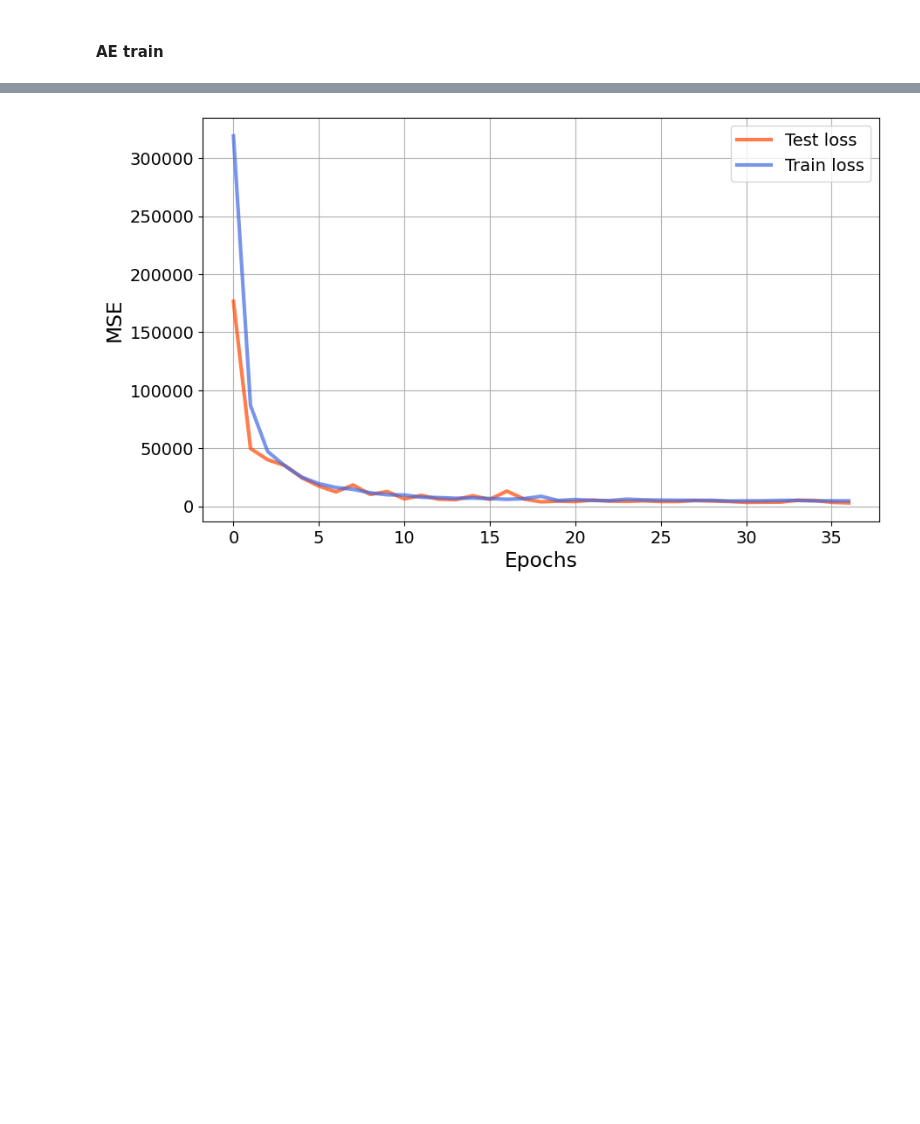
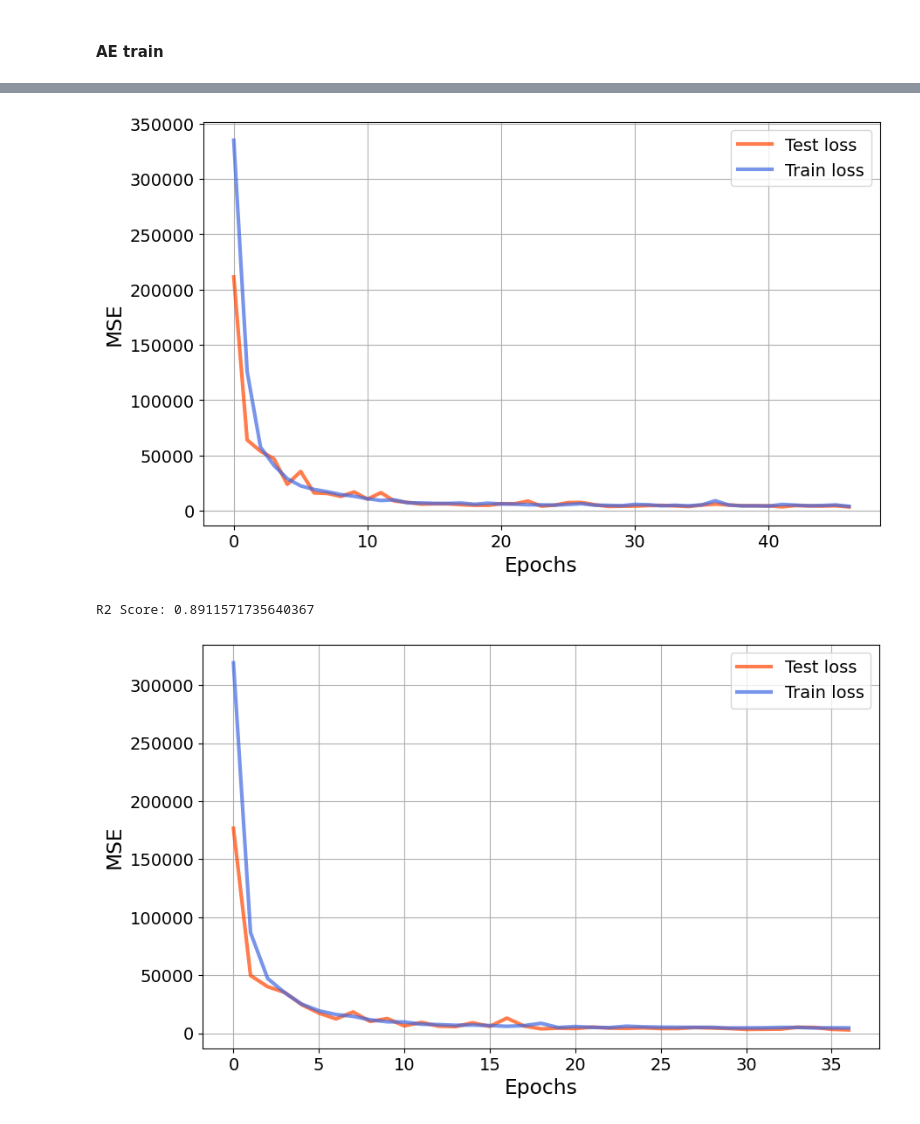
Before and after one commit to Mpkosh/hybrid_surrogate, a Jupyter notebook: notebooks/autoencoder_network_model.ipynb, the cells around one changed output, grey strips where cells are left out. Cells and saved outputs as stored; diff of their text form; code cells hidden in the pictures; blank space fills up the shorter version.

```diff
--- a/notebooks/autoencoder_network_model.ipynb
+++ b/notebooks/autoencoder_network_model.ipynb
@@ -42,8 +52,12 @@ print(r'Диапазон параметров beta:[{}, {}], alpha:[{}, {}]'.for
 # %%
-X_train, X_test, y_train, y_test =  train_test_split(data.drop(columns=['ts']),
-                                                     data.ts.values,
-                                                     test_size=0.2,
-                                                     random_state=42)
+X = data.drop(columns=['ts'])#[['file']]
+y = data['ts']
+
+X_train, X_test = train_test_split(X, test_size=2400,
+                                   random_state=42, stratify=None)
+y_train = y.loc[X_train.index].values
+y_test = y.loc[X_test.index].values
+
 X_train, X_test = X_train.values, X_test.values
 
 # convert to torch tensors
@@ -270,3 +289,23 @@ NameError: name 'mse_cr' is not defined
+# %%
+fontsize = 14
+fig, ax = plt.subplots(figsize=(10, 6))
+ax.plot(test_losses, lw=3, label='Test loss', color='OrangeRed', alpha=0.7)
+ax.plot(train_losses, lw=3, label='Train loss', color='RoyalBlue', alpha=0.7)
+ax.set_xlabel('Epochs', fontsize=1.2*fontsize)
+ax.set_ylabel('MSE', fontsize=1.2*fontsize)
+ax.tick_params(axis='both', which='major', labelsize=fontsize)
+ax.legend(fontsize=fontsize)
+ax.grid()
+fig.savefig(r'../figures/ae_{}_network_loss_epochs_n.png'.format(network_type),
+            dpi=600, bbox_inches='tight')
+fig.savefig(r'../figures/ae_{}_network_loss_epochs_n.pdf'.format(network_type),
+            bbox_inches='tight')
+# %% [output]
+[figure, added]
+# %%
+test(ae, X_test, y_test)
+# %% [output]
+R2 Score: 0.8911571735640367
 # %%
 fontsize = 14
 fig, ax = plt.subplots(figsize=(10, 6))
```
Also changed, not shown: parts of 27 cells of this notebook, 43 other files.
